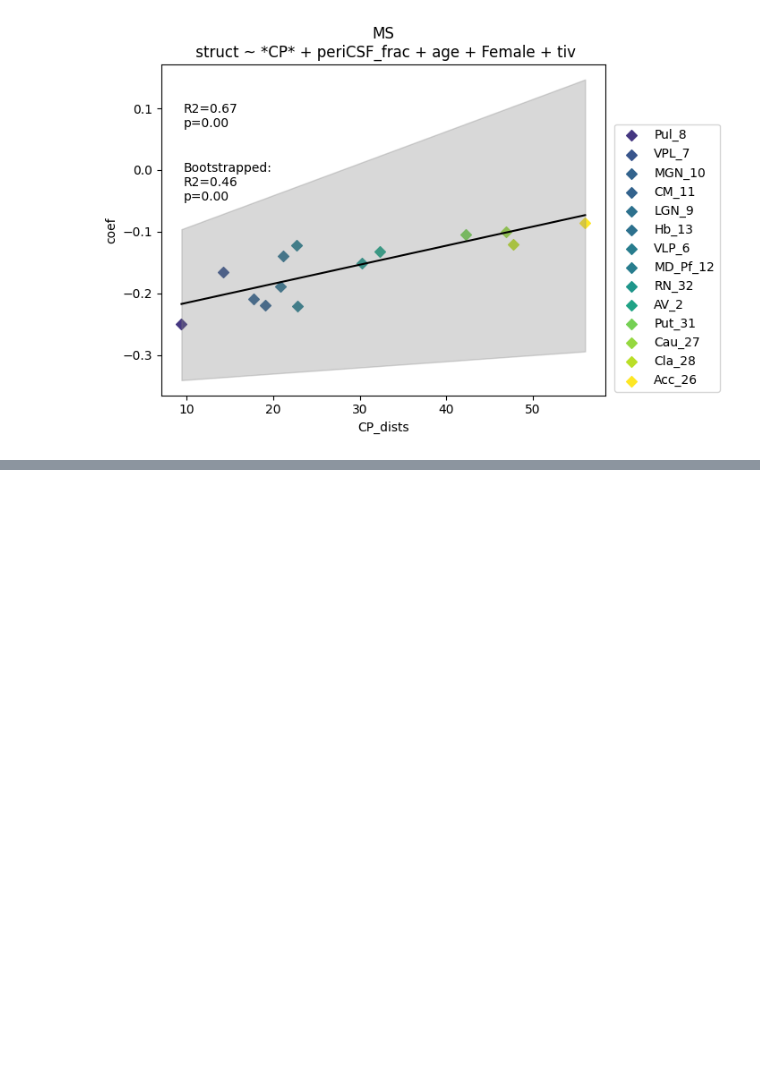
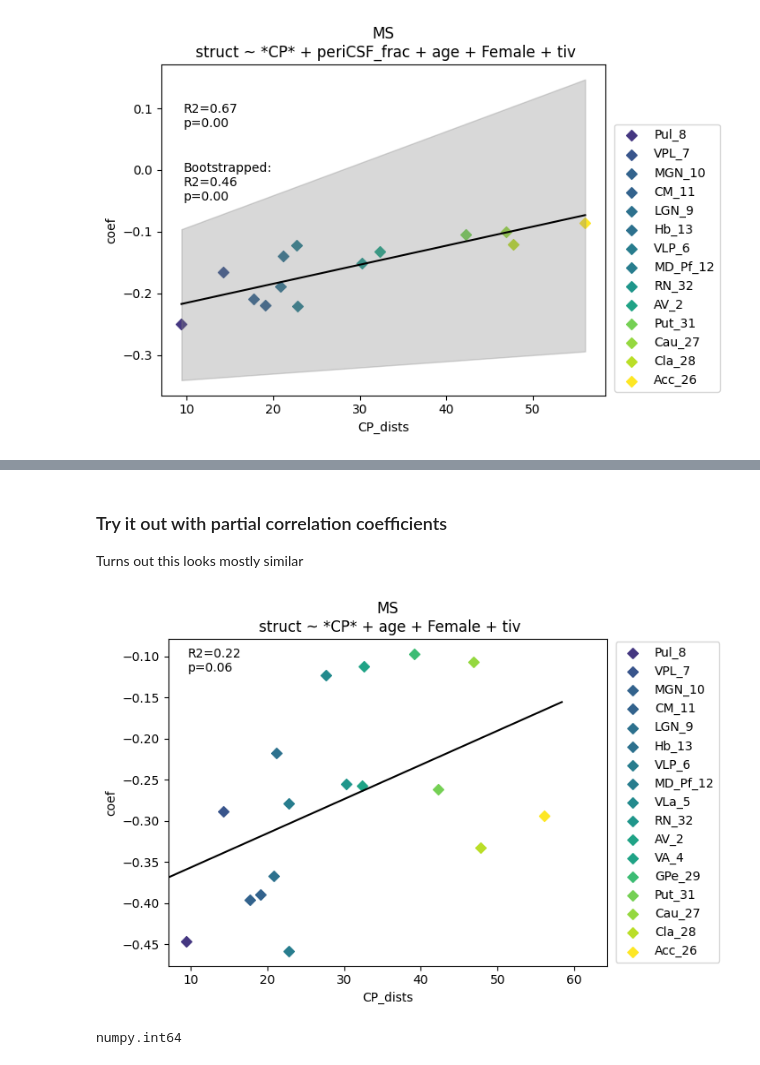
Before and after one commit to srs328/ms_mri, a Jupyter notebook: analysis/thalamus/results/5-CP_distance_gradient.ipynb, the cells around one changed output, grey strips where cells are left out. Cells and saved outputs as stored; diff of their text form; code cells hidden in the pictures; blank space fills up the shorter version.

```diff
--- a/analysis/thalamus/results/5-CP_distance_gradient.ipynb
+++ b/analysis/thalamus/results/5-CP_distance_gradient.ipynb
@@ -669,0 +687,63 @@ Text(9.664058283977107, -0.05, 'Bootstrapped:\nR2=0.46\np=0.00')
+# %% [markdown]
+### Try it out with partial correlation coefficients
+
+Turns out this looks mostly similar
+# %%
+model_data = data_orig[MS_patients]
+model_data = zscore(model_data)
+
+covariates = ["age", "Female", "tiv"]
+covariates_str = " + ".join(covariates)
+structs = hips_thomas_ref[thalamic_nuclei + deep_grey]
+
+residualized_vars = {}
+for var in structs.tolist() + ["CP"]:
+    residualized_vars[var] = residualize_vars(
+        model_data,
+        dependent_var=var,
+        independent_vars=covariates,
+    )
+
+residualized_vars = pd.DataFrame(residualized_vars).dropna()
+
+data = defaultdict(list)
+index = []
+for struct in structs:
+    index.append(hips_thomas_invref[struct])
+    data['struct'].append(struct)
+    pearson_res = stats.pearsonr(residualized_vars[struct], residualized_vars['CP'])
+    data['coef'].append(pearson_res.statistic)
+    data['pval'].append(pearson_res.pvalue)
+    data['CP_dists'].append(mean_choroid_dists[hips_thomas_invref[struct]])
+
+data = pd.DataFrame(data, index=index)
+data['p_fdr'] = stats.false_discovery_control(data['pval'])
+
+dist_measure = "CP_dists"
+var_to_plot = "CP"
+
+fig, axes = plt.subplots()
+axs = axes
+_, _, plot_data = plot_xordered_data(
+    data,
+    dist_measure,
+    "coef",
+    "struct",
+    fit_line=True,
+    title=f"MS\n struct ~ *{var_to_plot}* + {covariates_str}",
+    axes=axs,
+    fig=fig,
+    legend=True,
+    loc=(0.9, 0.0001),
+    fdr=False,
+    bbox_to_anchor=(1.02, 0.01),
+    sig_only=True,
+    legend_fontsize=10
+)
+plt.show()
+# %% [output]
+[figure, added]
+# %%
+type(hips_thomas_invref['AV_2'])
+# %% [output]
+numpy.int64
```
Also changed, not shown: parts of 7 cells of this notebook, 3 other files.
